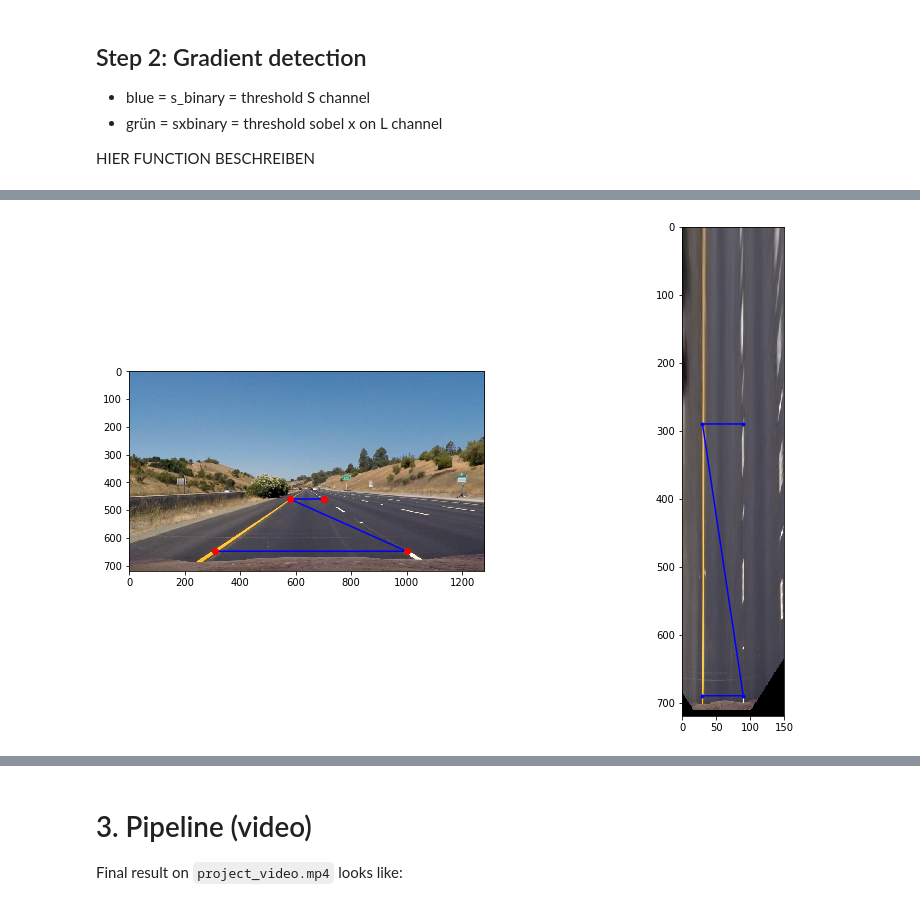
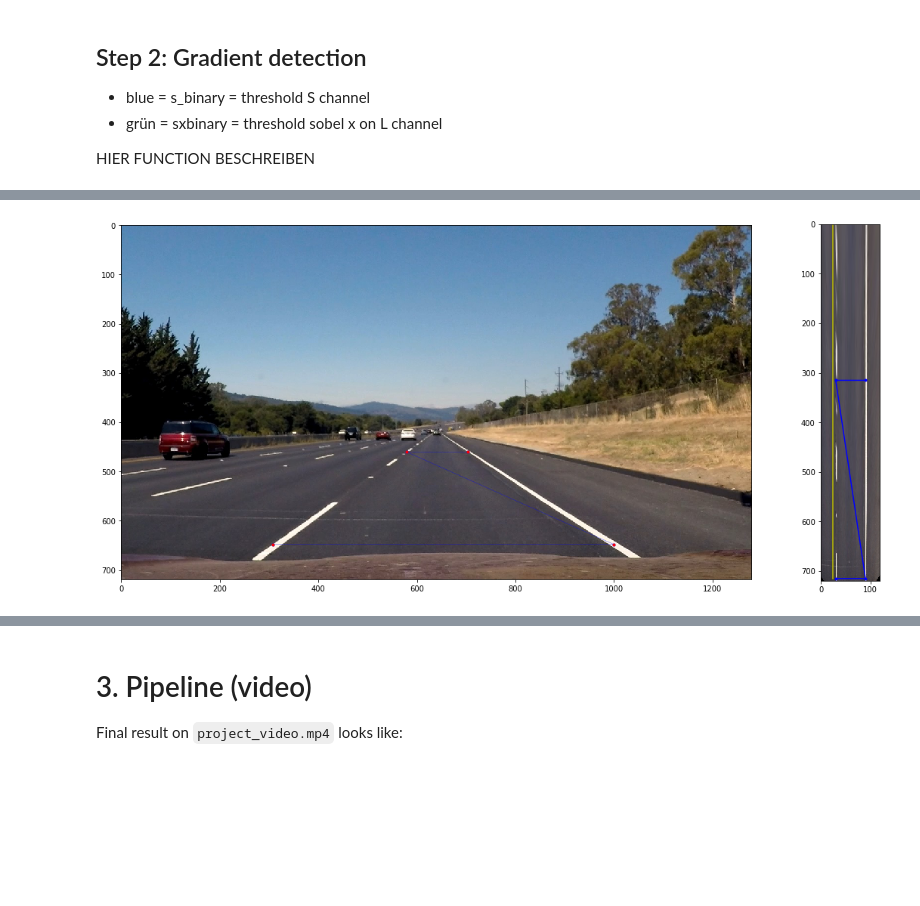
Before and after one commit to tw00/CarND-Advanced-Lane-Lines, a Jupyter notebook: writeup_tw.ipynb, the cells around one changed output, grey strips where cells are left out. Drawn from its saved outputs; the diff is of its cells as text; code cells hidden in the pictures; blank space fills up the shorter version.

```diff
--- a/writeup_tw.ipynb
+++ b/writeup_tw.ipynb
@@ -135,27 +157,27 @@ I verified that my perspective transform was working as expected by drawing the
 
 ![alt text][image4]
 # %%
-#  TODO: links wird zuviel abgeschnitten
+#importlib.reload(lib.camera)
+#from lib.camera import Camera
+cam = Camera()
+cam.load_calibration()
 
-# ---> HIER STIMMT WAS NICHT MIT DER ANZAHL
 # Load image and warp
-image = cv2.imread('test_images/straight_lines1.jpg')
+image = cv2.imread('test_images/straight_lines2.jpg')
 image = cv2.cvtColor(image, cv2.COLOR_BGR2RGB)
-image_warp, src, dst, M, Minv = cam.warp_birdeye(image)
+image_warp = cam.warp_birdeye(image)
 
-fig = plt.figure(figsize=(14, 9))
-
-#gs = gridspec.GridSpec(1, 2, width_ratios=[8.5, 1])
-gs = gridspec.GridSpec(1, 2, width_ratios=[1, 1])
+fig = plt.figure(figsize=(18, 9))
+gs = gridspec.GridSpec(1, 2, width_ratios=[10.6, 1])
 ax0 = plt.subplot(gs[0])
 ax0.imshow(image)
-ax0.plot(src[:,0],src[:,1],'b.-')
-for i in range(4): ax0.plot(src[i,0],src[i,1],'ro')
+ax0.plot(cam.src[:,0],cam.src[:,1],'b.-', linewidth=0.3)
+for i in range(4): ax0.plot(cam.src[i,0],cam.src[i,1],'r.')
 
 ax1 = plt.subplot(gs[1])
-ax1.imshow(image_warp[0:,:150,:])
-#ax1.imshow(image_warp[0:,:,:])
-ax1.plot(dst[:,0],dst[:,1],'b.-')
+ax1.imshow(image_warp[0:,:,:])
+ax1.plot(cam.dst[:,0],cam.dst[:,1],'b.-')
+ax1.plot([25,25],[0,715], 'y-')
 plt.show()
 # %% [output]
-[figure, old version]
+[figure, new version]
```
Also changed, not shown: parts of 9 cells of this notebook, 5 other files.
